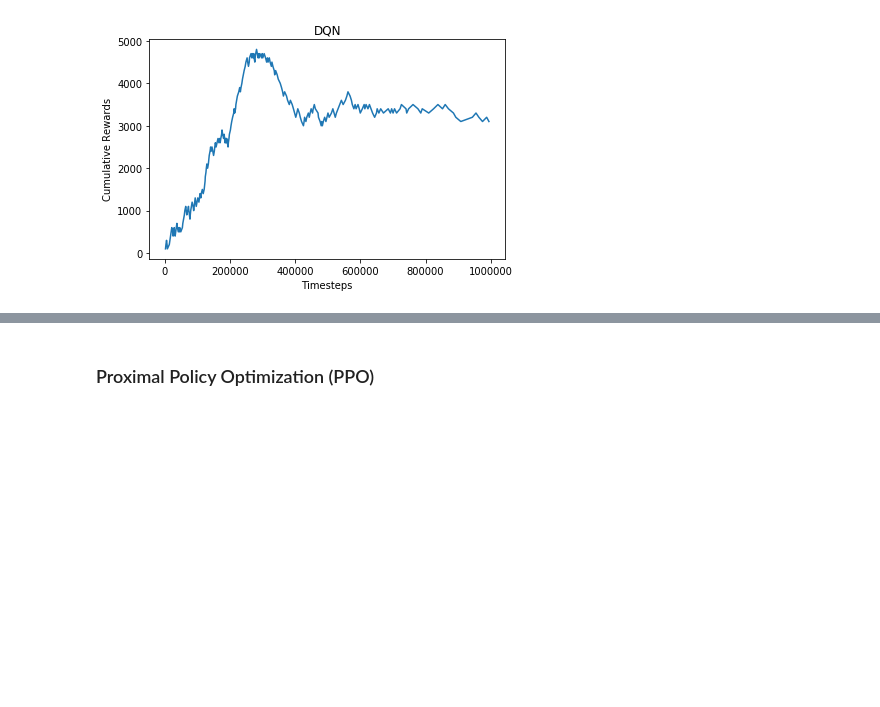
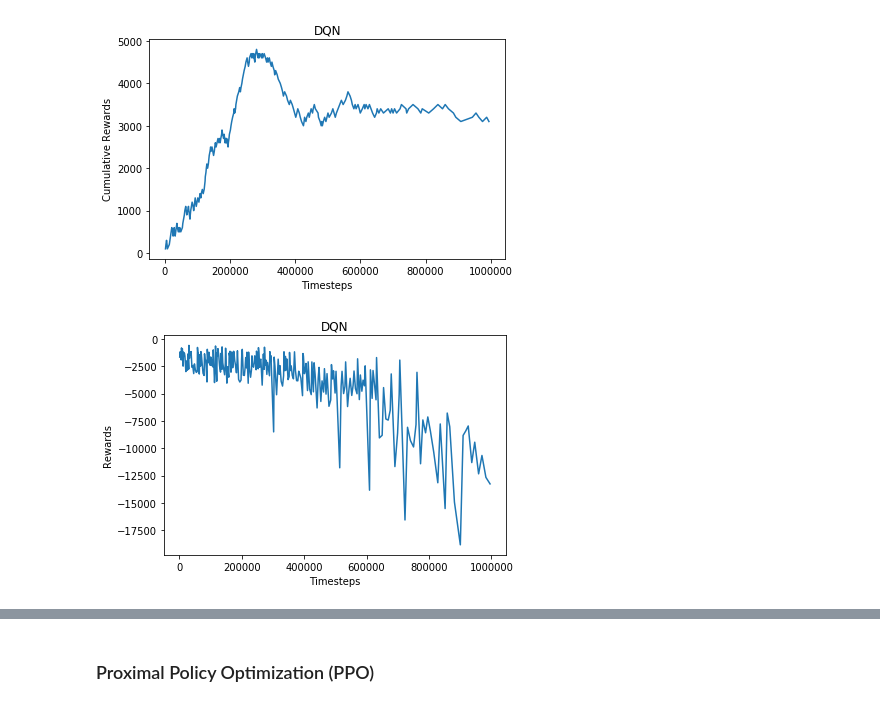
Before and after one commit to vitorhugo13/feup-iart, a Jupyter notebook: proj02/notebook.ipynb, the cells around one changed output, grey strips where cells are left out. Saved outputs shown, nothing was run; the diff lists cells and outputs as text; code cells hidden in the pictures; blank space fills up the shorter version.

```diff
--- a/proj02/notebook.ipynb
+++ b/proj02/notebook.ipynb
@@ -320,3 +320,11 @@ cumulative_plot('./models/dqn_env2_v2', 'DQN')
 cumulative_plot('./models/eximo-v3/dqn_v0', 'DQN')
 # %% [output]
 [figure]
+# %%
+# env = eximo-v4
+# exploration_fraction = 0.8
+# exploration_final_eps = 0.15
+
+regular_plot('./models/eximo-v4/dqn_v0/', 'DQN')
+# %% [output]
+[figure, added]
```
Also changed, not shown: parts of 11 cells of this notebook, 16 other files.
